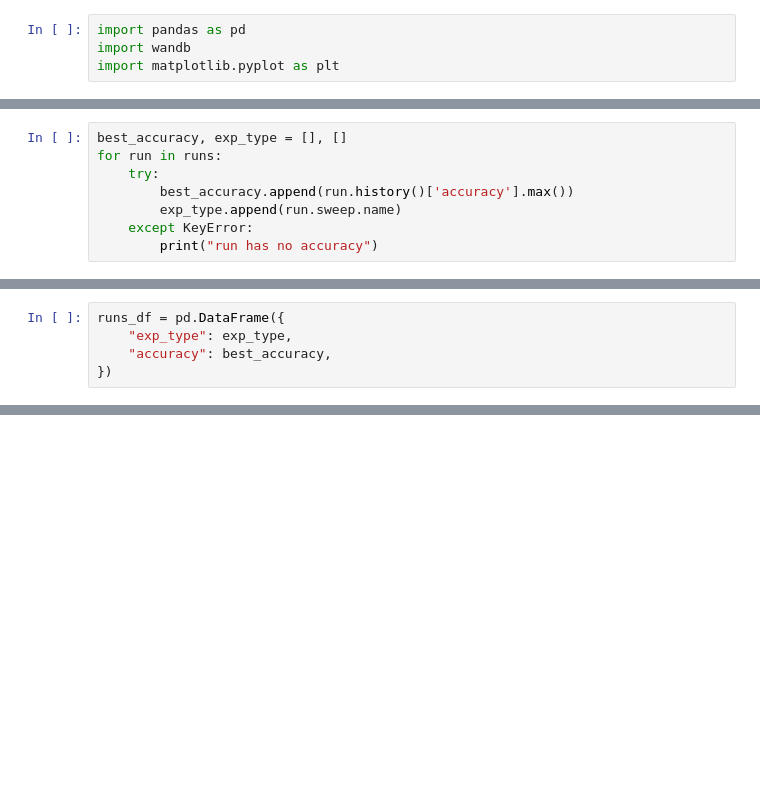
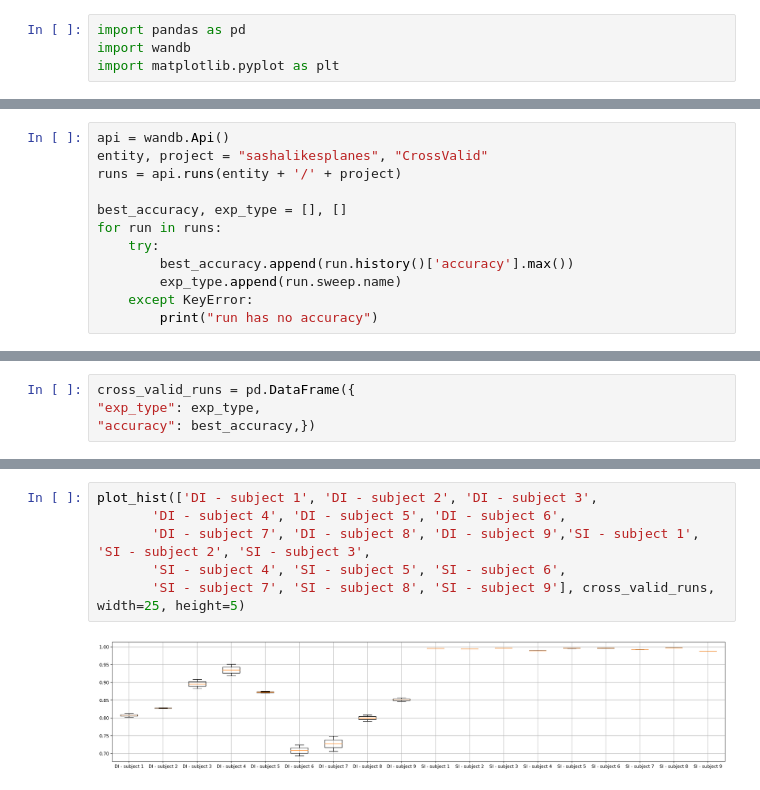
Before and after one commit to sashalikesplanes/ho-classifier, a Jupyter notebook: AccuracyVisualization.ipynb, the cells around one changed output, grey strips where cells are left out. Cells and saved outputs as stored; diff of their text form; blank space fills up the shorter version.

```diff
--- a/AccuracyVisualization.ipynb
+++ b/AccuracyVisualization.ipynb
@@ -21,4 +5,8 @@ runs[4].history()['accuracy'].max()
 # %%
+api = wandb.Api()
+entity, project = "sashalikesplanes", "CrossValid"
+runs = api.runs(entity + '/' + project)
+
 best_accuracy, exp_type = [], []
 for run in runs:
     try:
@@ -37,5 +19,4 @@ run has no accuracy
 # %%
-runs_df = pd.DataFrame({
-    "exp_type": exp_type,
-    "accuracy": best_accuracy,
-})
+cross_valid_runs = pd.DataFrame({
+"exp_type": exp_type,
+"accuracy": best_accuracy,})
@@ -41,0 +32,8 @@ runs_df = pd.DataFrame({
+# %%
+plot_hist(['DI - subject 1', 'DI - subject 2', 'DI - subject 3',
+       'DI - subject 4', 'DI - subject 5', 'DI - subject 6',
+       'DI - subject 7', 'DI - subject 8', 'DI - subject 9','SI - subject 1', 'SI - subject 2', 'SI - subject 3',
+       'SI - subject 4', 'SI - subject 5', 'SI - subject 6',
+       'SI - subject 7', 'SI - subject 8', 'SI - subject 9'], cross_valid_runs, width=25, height=5)
+# %% [output]
+[figure, added]
```
Also changed, not shown: parts of 22 cells of this notebook.
